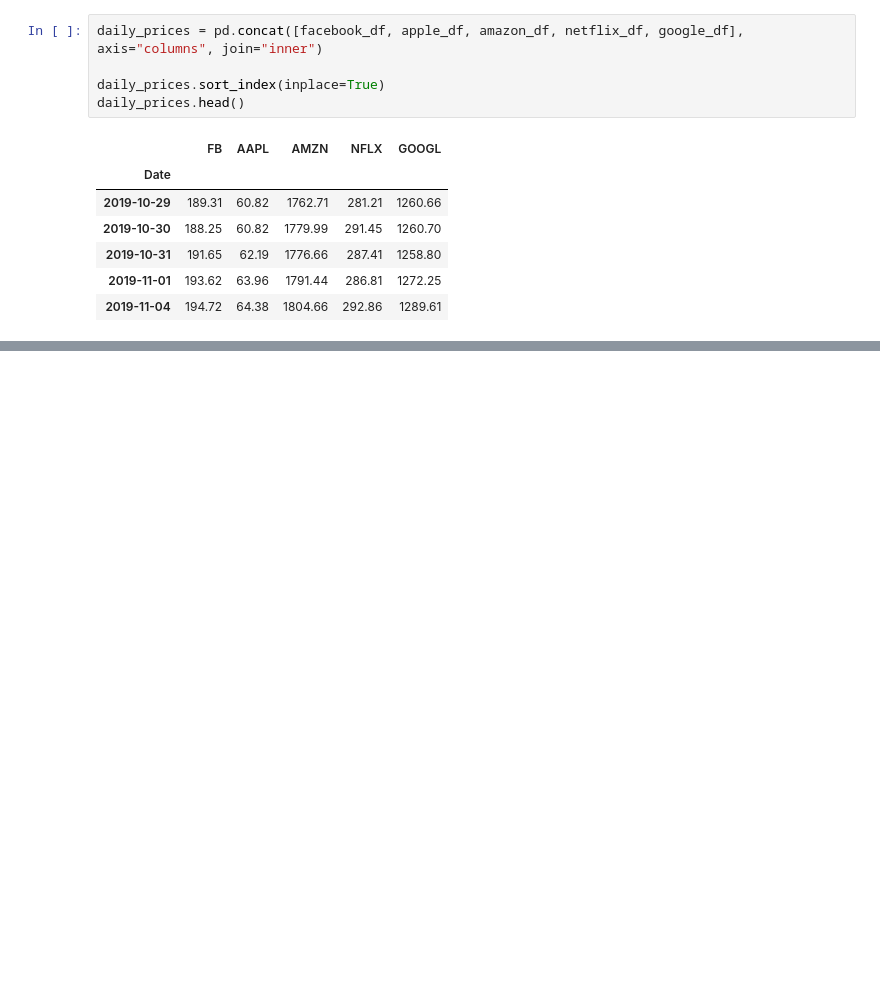
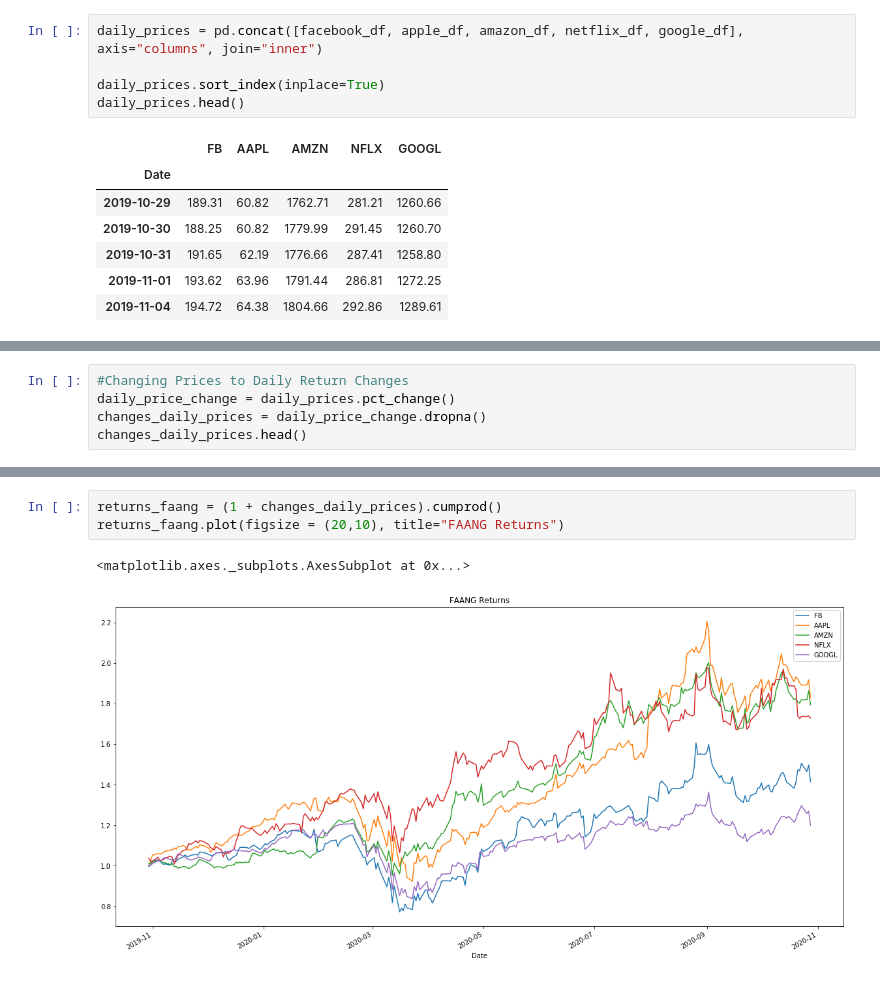
Before and after one commit to Milticket414/Dream-Team, a Jupyter notebook: notebooks/jorge.ipynb, the cells around one changed output, grey strips where cells are left out. Drawn from its saved outputs; the diff is of its cells as text; blank space fills up the shorter version.

Commit message:
daily returns and graphed yearly returns

```diff
--- a/notebooks/jorge.ipynb
+++ b/notebooks/jorge.ipynb
@@ -66,0 +68,5 @@ daily_prices.reset_index()
+# %%
+#Changing Prices to Daily Return Changes
+daily_price_change = daily_prices.pct_change()
+changes_daily_prices = daily_price_change.dropna()
+changes_daily_prices.head()
@@ -66,0 +81,6 @@ daily_prices.reset_index()
+# %%
+returns_faang = (1 + changes_daily_prices).cumprod()
+returns_faang.plot(figsize = (20,10), title="FAANG Returns")
+# %% [output]
+<matplotlib.axes._subplots.AxesSubplot at 0x...>
+[figure, added]
```
Also changed, not shown: parts of 3 cells of this notebook.
